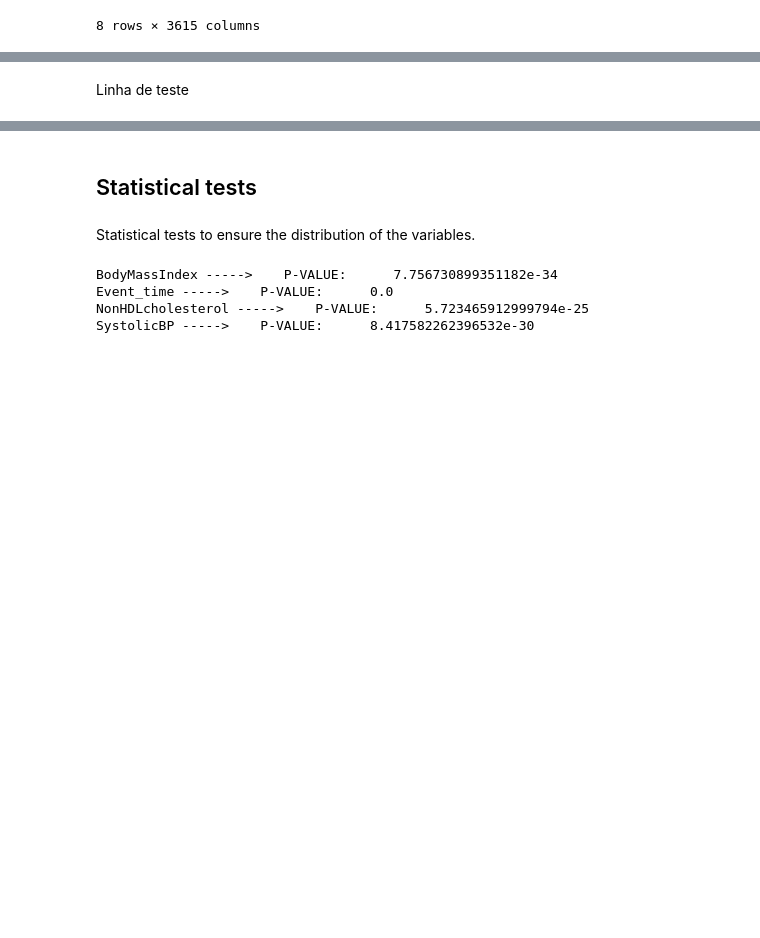
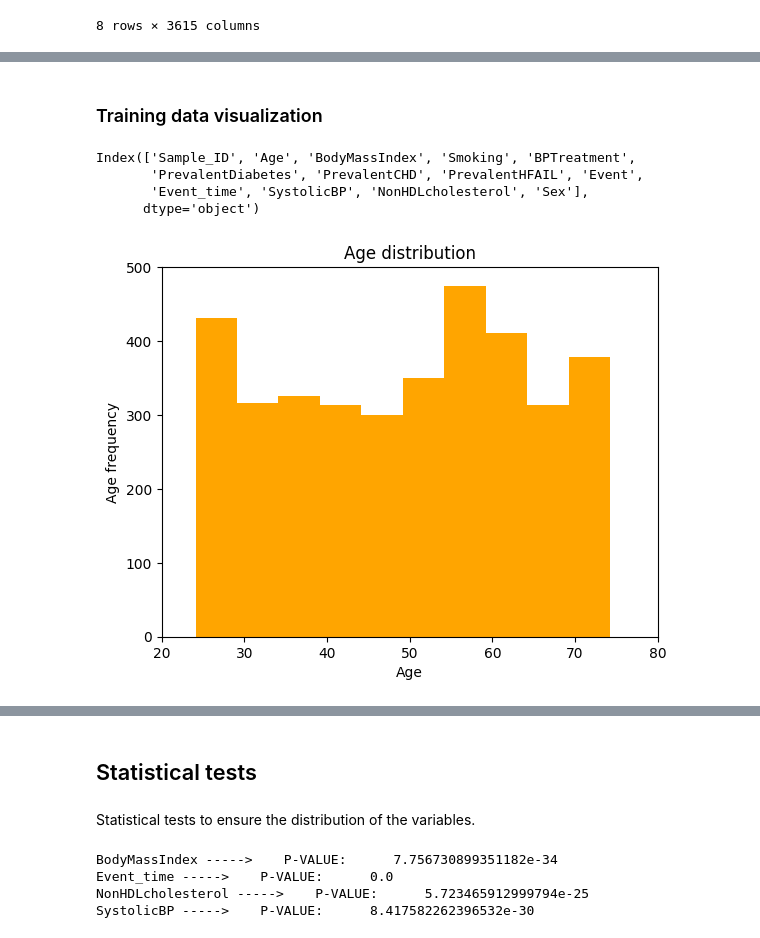
Before and after one commit to ruigomesbioinf/sib_dream_challenge, a Jupyter notebook: src/fase1.ipynb, the cells around one changed output, grey strips where cells are left out. Cells and saved outputs as stored; diff of their text form; code cells hidden in the pictures; blank space fills up the shorter version.

Commit message:
[UPDATE] training data visualization

```diff
--- a/src/fase1.ipynb
+++ b/src/fase1.ipynb
@@ -350,5 +350,21 @@ taxtable_df.describe()
 | unique | 5 | 51 | 150 | 174 | 370 | 1480 | 4536 |
 | top | k__Bacteria | p__Proteobacteria | c__Actinobacteria | o__Bacillales | f__Flavobacteriaceae | g__ | s__ |
 | freq | 5024 | 2215 | 916 | 391 | 196 | 346 | 845 |
-# %% [markdown]
-Linha de teste
+# %% [markdown]
+### Training data visualization
+# %%
+pheno_train_df.columns
+# %% [output]
+Index(['Sample_ID', 'Age', 'BodyMassIndex', 'Smoking', 'BPTreatment',
+       'PrevalentDiabetes', 'PrevalentCHD', 'PrevalentHFAIL', 'Event',
+       'Event_time', 'SystolicBP', 'NonHDLcholesterol', 'Sex'],
+      dtype='object')
+# %%
+plt.hist(pheno_train_df["Age"], color="orange")
+plt.axis([20, 80, 0, 500])
+plt.title("Age distribution")
+plt.xlabel("Age")
+plt.ylabel("Age frequency")
+plt.show()
+# %% [output]
+[figure, added]
```
Also changed, not shown: parts of 2 cells of this notebook.
